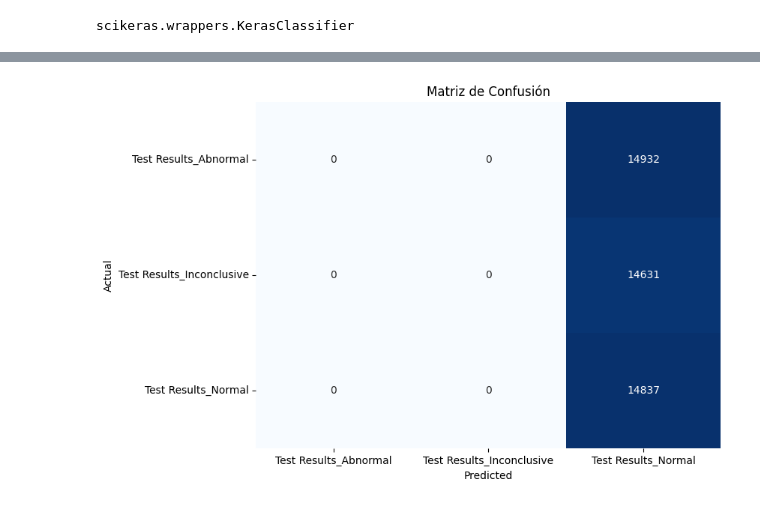
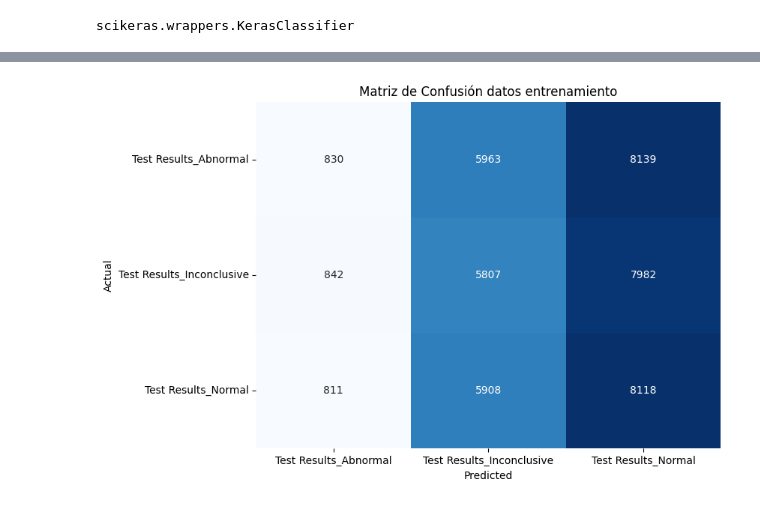
Before and after one commit to jaagomezmu/DeepLearningMINE, a Jupyter notebook: Taller1/taller_1_Posada_Gina_Gomez_Javier.ipynb, the cells around one changed output, grey strips where cells are left out. Saved outputs shown, nothing was run; the diff lists cells and outputs as text; code cells hidden in the pictures.

```diff
--- a/Taller1/taller_1_Posada_Gina_Gomez_Javier.ipynb
+++ b/Taller1/taller_1_Posada_Gina_Gomez_Javier.ipynb
@@ -560,12 +571,12 @@ def get_model(
 clf = KerasClassifier(
     get_model,
     loss="categorical_crossentropy",
-    hidden_layers=[256, 128, 64, 32],
-    optimizer=RMSprop(learning_rate=0.001),
+    hidden_layers=[100, 10, 10],
+    # optimizer=RMSprop(learning_rate=0.01),
     metrics=["accuracy", "recall"],
-    epochs=50,
+    epochs=10,
     activation="relu",
-    random_state=123
+    random_state=random_state
 )
 
 clf
@@ -860,12 +869,12 @@ timing_callback = EarlyStoppingAtMinLoss(patience=3)
 clf_tuned = KerasClassifier(
     get_model,
     loss="categorical_crossentropy",
-    hidden_layers=[256, 128, 64, 32],
-    optimizer=RMSprop(learning_rate=0.001),
+    hidden_layers=[100, 10, 10],
+    optimizer=RMSprop(learning_rate=0.01),
     metrics=["accuracy", "recall"],
-    epochs=50,
+    epochs=30,
     activation="relu",
-    random_state=123,
+    random_state=random_state,
     callbacks=EarlyStoppingAtMinLoss() # Implementar callbacks
 )
 
@@ -907,12 +916,12 @@ params = {
     'model__activation': ['relu', 'tanh', 'sigmoid'],
     'model__batch_size': [32, 64, 128],
     'model__hidden_layers': [
-        [256, 128, 64, 32], # Reduccion gradual
-        [32, 64, 128, 256], # Aumento gradual
-        [128, 64, 32, 128],  # Tunel inverso
-        [128, 256, 128] # Mixto
+        [100, 100, 100],
+        [100, 10, 10],
+        [50, 100, 50], # Mixto
+        [8, 16, 32, 64], # Aumento gradual
     ],
-    "model__epochs": [50, 100]
+    "model__epochs": [30, 50, 100]
 }
 #Se utiliza recallmacro para multiclase
 grid = RandomizedSearchCV(
@@ -921,7 +930,7 @@ grid = RandomizedSearchCV(
     cv=3, # % particiones de validación cruzada
     scoring='recall_macro',
     n_iter=5, # Hacer 5 mezclas aleatorias en params
-    random_state=33,
+    random_state=random_state,
     verbose=1
     )
 # %%
@@ -1061,8 +1066,8 @@ clf2 = KerasClassifier(
     epochs=grid.best_params_["model__epochs"],
     activation=grid.best_params_["model__activation"],
     batch_size=grid.best_params_["model__batch_size"],
-    random_state=123,
-    # callbacks=EarlyStoppingAtMinLoss() # Implementar callbacks
+    random_state=random_state,
+    callbacks=EarlyStoppingAtMinLoss() # Implementar callbacks
 )
 
 type(clf2)
@@ -1168,15 +1172,14 @@ weighted avg       0.11      0.33      0.17     44400
 # %%
 y_pred_classes = np.argmax(y_pred_train, axis=1)  # Convierte las probabilidades a etiquetas de clase
-
 y_test_classes = np.argmax(y_train.values, axis=1) # Convierte y_train de One-Hot a etiquetas (categorías)
 
 cm = confusion_matrix(y_test_classes, y_pred_classes)
 # Visualizar la matriz de confusión
 plt.figure(figsize=(8, 6))
 sns.heatmap(cm, annot=True, fmt='d', cmap='Blues', cbar=False, xticklabels=class_labels_train, yticklabels=class_labels_train)
 plt.xlabel('Predicted')
 plt.ylabel('Actual')
-plt.title('Matriz de Confusión')
+plt.title('Matriz de Confusión datos entrenamiento')
 plt.show()
 # %% [output]
-[figure, old version]
+[figure, new version]
```
Also changed, not shown: parts of 38 cells of this notebook, 3 other files.
